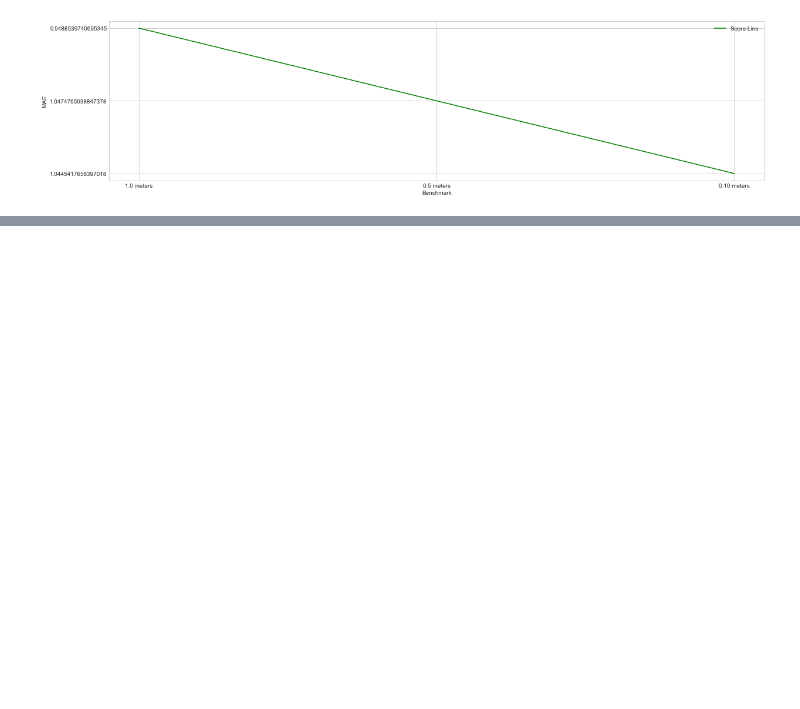
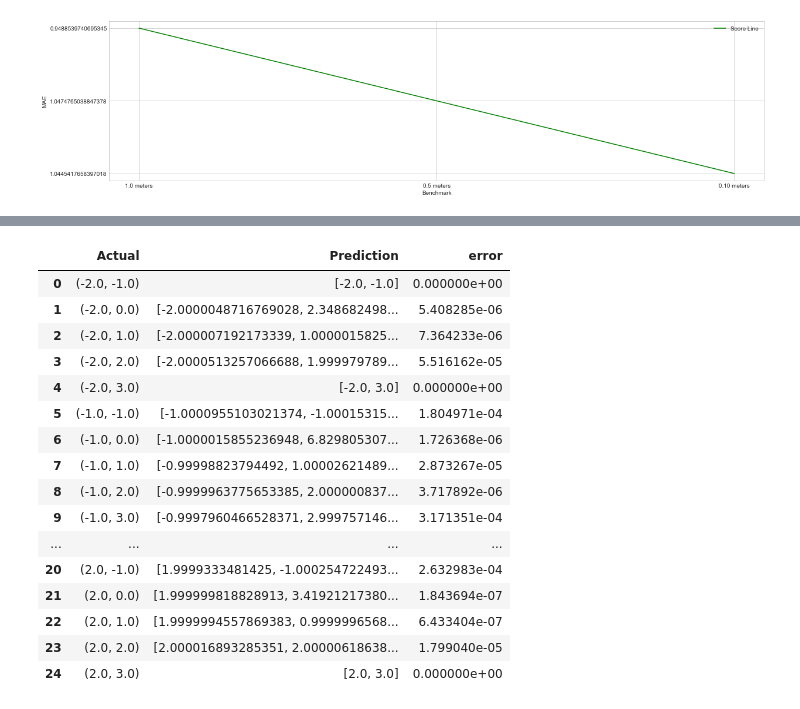
Before and after one commit to rui-pedro-porfirio/IndoorApp, a Jupyter notebook: Server/Notebooks/TRILATERATION/TrilaterationNotebook.ipynb, the cells around one changed output, grey strips where cells are left out. Drawn from its saved outputs; the diff is of its cells as text; code cells hidden in the pictures; blank space fills up the shorter version.

Commit message:
added minimize func to trilateration notebook

```diff
--- a/Server/Notebooks/TRILATERATION/TrilaterationNotebook.ipynb
+++ b/Server/Notebooks/TRILATERATION/TrilaterationNotebook.ipynb
@@ -1048,0 +1068,2 @@ plt.show()
+# %%
+aps = load_access_points_locations()
@@ -1048,0 +1082,64 @@ plt.show()
+# %%
+def compute_distance_coordinate_system(x1,y1,x2,y2):
+    dist = math.hypot(x2 - x1, y2 - y1)
+    return dist
+# %%
+def mse(x):
+    squared_errors = 0.0
+    rfv = test_point.groupby(['BLE Beacon'])
+    empty_list = {}
+    x= (x[0],x[1])
+    for k, v in rfv:
+        distance_known = row[k]
+        distance_computed = compute_distance_coordinate_system(x[0],x[1],aps[k]['x'],aps[k]['y'])
+        squared_errors += compute_squared_errors(distance_known,distance_computed)
+    mse = squared_errors / len(rfv)
+    return mse
+# %%
+statistical_cols = ['mae','mse','rmse','std','.25','0.5','0.75','0.95','min','max']
+predictions = list()
+actual = list()
+for index, row in dataset.iterrows():
+    min_distance = float('inf')
+    closest_location = None
+    x = row['X']
+    y = row['Y']
+    print("X: " + str(x))
+    print("Y: " + str(y))
+    rfv = test_point.groupby(['BLE Beacon'])
+    for k, v in rfv:
+        distance_known = row[k]
+        if distance_known < min_distance:
+            min_distance = distance_known
+            closest_location = aps[k]
+    initial_location = closest_location
+    initial_location_tuple = (initial_location['x'],initial_location['y'])
+    result = opt.minimize(
+     mse,                         # The error function
+     initial_location_tuple,# The initial guess
+     method='L-BFGS-B',           # The optimisation algorithm
+     options={
+     'ftol':1e-5,         # Tolerance
+     'maxiter': 1e+7      # Maximum iterations
+     })
+    prediction = result.x
+    print("GUESSED: " + str(prediction))
+    results_stats = list()
+    predictions.append(prediction)
+    actual.append((x,y))
+results = list(zip(actual,predictions))
+error_dataframe = pd.DataFrame(results,columns=['Actual','Prediction'])
+observed_errors = list()
+for index, row in error_dataframe.iterrows():
+        x1 = row['Actual']
+        x2 = row['Prediction']
+        error = math.hypot(x2[0] - x1[0], x2[1] - x1[1])
+        observed_errors.append(error)
+error = pd.DataFrame(observed_errors, columns=["error"])
+result = error_dataframe.join(error)
+display(result)
+stats = structure_data(result)
+results_stats.append(stats)
+statistics = pd.DataFrame(columns=statistical_cols,data=results_stats)
+display(statistics)
+# %% [output]
@@ -1048,0 +1163,17 @@ plt.show()
+|  | Actual | Prediction | error |
+| 0 | (-2.0, -1.0) | [-2.0, -1.0] | 0.000000e+00 |
+| 1 | (-2.0, 0.0) | [-2.0000048716769028, 2.348682498... | 5.408285e-06 |
+| 2 | (-2.0, 1.0) | [-2.000007192173339, 1.0000015825... | 7.364233e-06 |
+| 3 | (-2.0, 2.0) | [-2.0000513257066688, 1.999979789... | 5.516162e-05 |
+| 4 | (-2.0, 3.0) | [-2.0, 3.0] | 0.000000e+00 |
+| 5 | (-1.0, -1.0) | [-1.0000955103021374, -1.00015315... | 1.804971e-04 |
+| 6 | (-1.0, 0.0) | [-1.0000015855236948, 6.829805307... | 1.726368e-06 |
+| 7 | (-1.0, 1.0) | [-0.99998823794492, 1.00002621489... | 2.873267e-05 |
+| 8 | (-1.0, 2.0) | [-0.9999963775653385, 2.000000837... | 3.717892e-06 |
+| 9 | (-1.0, 3.0) | [-0.9997960466528371, 2.999757146... | 3.171351e-04 |
+| ... | ... | ... | ... |
+| 20 | (2.0, -1.0) | [1.9999333481425, -1.000254722493... | 2.632983e-04 |
+| 21 | (2.0, 0.0) | [1.999999818828913, 3.41921217380... | 1.843694e-07 |
+| 22 | (2.0, 1.0) | [1.9999994557869383, 0.9999996568... | 6.433404e-07 |
+| 23 | (2.0, 2.0) | [2.000016893285351, 2.00000618638... | 1.799040e-05 |
+| 24 | (2.0, 3.0) | [2.0, 3.0] | 0.000000e+00 |
```
Also changed, not shown: parts of 6 cells of this notebook, 2 other files.
